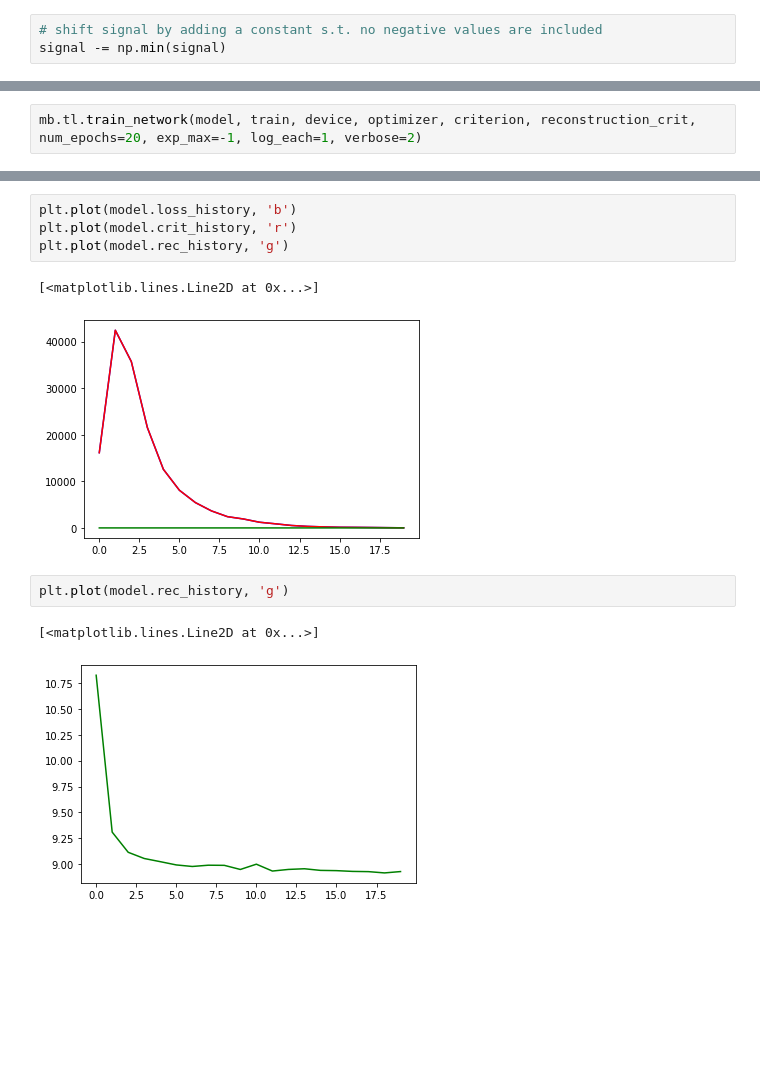
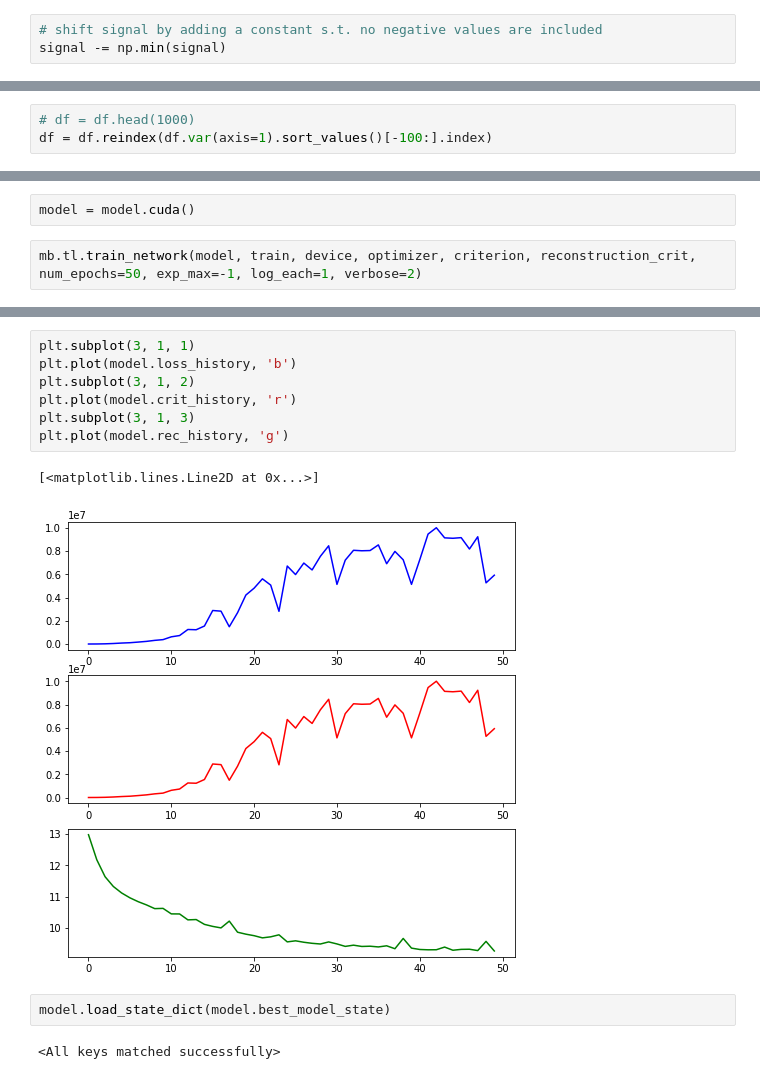
Before and after one commit to theislab/mubind, a Jupyter notebook: notebooks/evoformer/08_gpu_integrated_autoencoder.ipynb, the cells around one changed output, grey strips where cells are left out. Drawn from its saved outputs; the diff is of its cells as text; blank space fills up the shorter version.

```diff
--- a/notebooks/evoformer/08_gpu_integrated_autoencoder.ipynb
+++ b/notebooks/evoformer/08_gpu_integrated_autoencoder.ipynb
@@ -36,0 +56,3 @@ signal -= np.min(signal)
+# %%
+# df = df.head(1000)
+df = df.reindex(df.var(axis=1).sort_values()[-100:].index)
@@ -49,6 +69,8 @@ model = mb.models.ProteinDNABinding(0, 1)
 optimizer = torch.optim.Adam(model.parameters(), lr=0.001)
 criterion = torch.nn.MSELoss()    # mean-squared error for regression
 reconstruction_crit = torch.nn.CrossEntropyLoss()
+# %%
+model = model.cuda()
 # %%
-mb.tl.train_network(model, train, device, optimizer, criterion, reconstruction_crit, num_epochs=20, exp_max=-1, log_each=1, verbose=2)
+mb.tl.train_network(model, train, device, optimizer, criterion, reconstruction_crit, num_epochs=50, exp_max=-1, log_each=1, verbose=2)
 # %% [output]
@@ -72,13 +94,15 @@ secs per epoch: 45.542 s
 # %%
+plt.subplot(3, 1, 1)
 plt.plot(model.loss_history, 'b')
+plt.subplot(3, 1, 2)
 plt.plot(model.crit_history, 'r')
+plt.subplot(3, 1, 3)
 plt.plot(model.rec_history, 'g')
 # %% [output]
 [<matplotlib.lines.Line2D at 0x...>]
-[figure, old version]
+[figure, new version]
-# %%
-plt.plot(model.rec_history, 'g')
-# %% [output]
-[<matplotlib.lines.Line2D at 0x...>]
-[figure, removed]
+# %%
+model.load_state_dict(model.best_model_state)
+# %% [output]
+<All keys matched successfully>
 # %%
```
Also changed, not shown: parts of 24 cells of this notebook, 3 other files.
